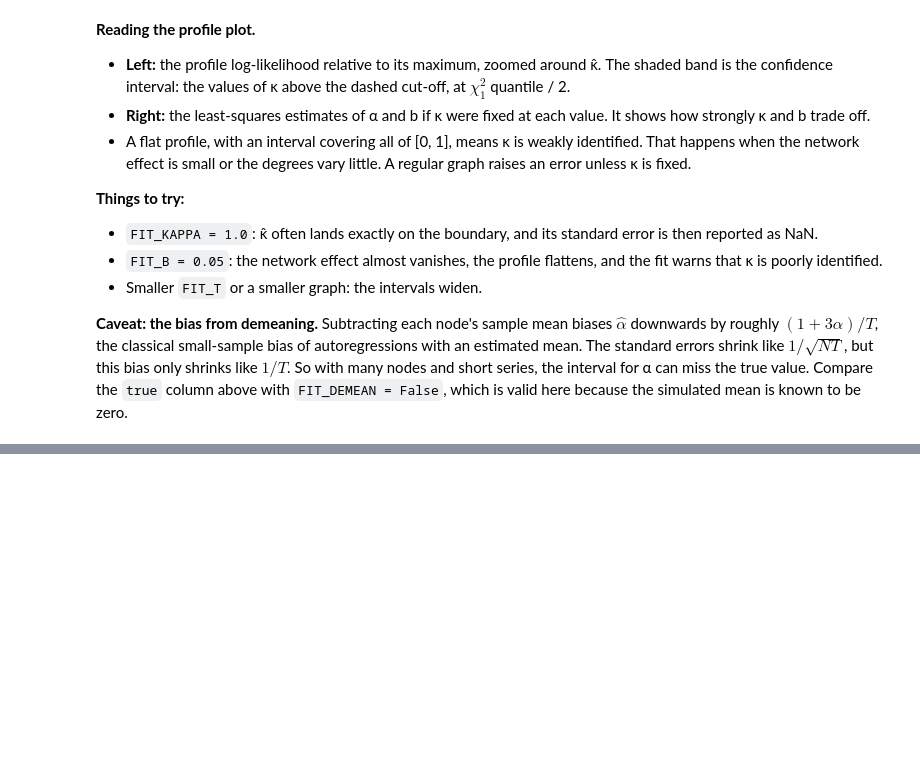
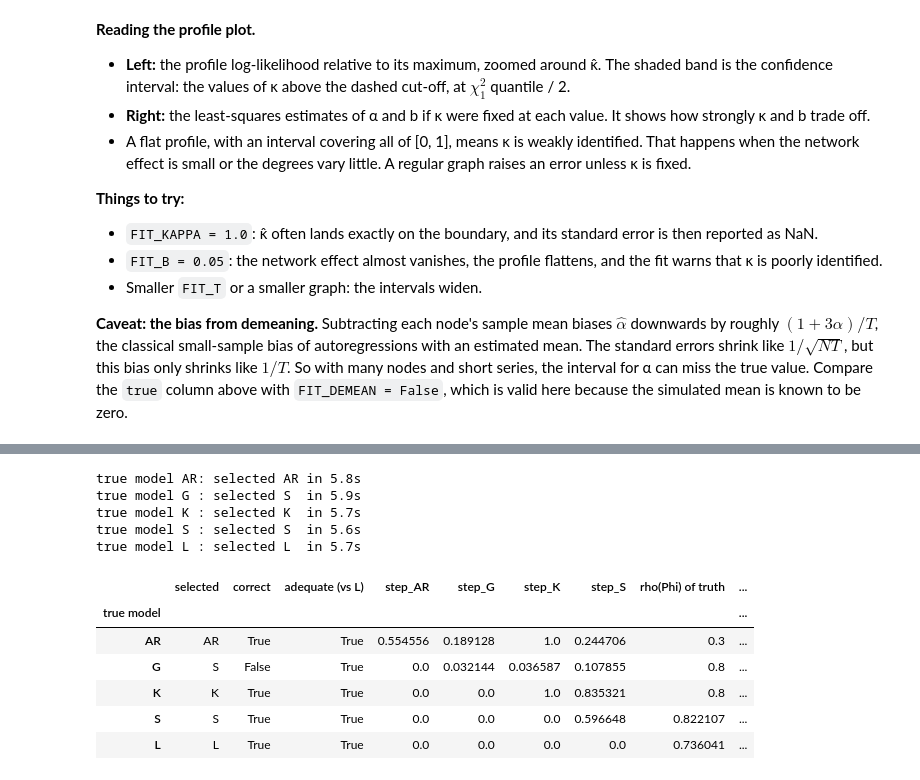
Before and after one commit to LorenzoFerri01/GNAR-Python, a Jupyter notebook: examples/kappa_gnar.ipynb, the cells around one changed output, grey strips where cells are left out. Drawn from its saved outputs; the diff is of its cells as text; code cells hidden in the pictures; blank space fills up the shorter version.

```diff
--- a/examples/kappa_gnar.ipynb
+++ b/examples/kappa_gnar.ipynb
@@ -344,5 +301,0 @@ fitted AR, G, K, S, L (N = 10000, T = 200) in 0.02s; data generated from K
-# %%
-t0 = time.perf_counter()
-seq = cmp.sequential_test(alpha=CMP_LEVEL, tests=CMP_TESTS, n_boot=CMP_N_BOOT, seed=CMP_SEED)
-print(f"sequential test in {time.perf_counter() - t0:.1f}s\n")
-print(seq)
@@ -374,0 +302,73 @@ LR test K -> L: LR = 2.008e+04, df = 19997, F = 0.9941 on (19997, 1960000) df, B
+# %%
+# Models to simulate from (one time series each), and their parameters
+CMP_MODELS = ["AR", "G", "K", "S", "L"]
+CMP_ALPHA, CMP_B, CMP_KAPPA = 0.3, 0.5, 0.6   # alpha; network strength (b for G and K, beta level for S and L); kappa for K
+CMP_SPREAD = 0.5              # S and L: node-specific coefficients are drawn as value * (1 + SPREAD * U(-1, 1))
+CMP_ROW_BUDGET = 0.95         # S and L: beta is rescaled (one global factor) so that |alpha_i| + |beta_i| <= budget
+CMP_T = 200                   # time steps per series
+CMP_SEED = 12                 # series i uses seed CMP_SEED + i
+
+# Testing
+CMP_LEVEL = 0.05              # significance level of the sequential procedure
+CMP_TESTS = "combined"        # "combined" (next model or L, Bonferroni), "adjacent" (next model) or "vs_L" (L)
+CMP_N_BOOT = 49               # bootstrap draws for the Bartlett correction
+# %%
+from gnar import ModelComparison, NodewiseModel
+
+
+def simulate_truth(model, seed):
+    """Simulate CMP_T steps from `model`; returns the data and the spectral radius of its Phi."""
+    rng = np.random.default_rng(seed)
+    if model in ("AR", "G", "K"):
+        b_true = 0.0 if model == "AR" else CMP_B
+        k_true = CMP_KAPPA if model == "K" else 1.0
+        truth = KappaGNAR(A, alpha=CMP_ALPHA, b=b_true, kappa=k_true)
+        np.random.seed(seed)                               # KappaGNAR.simulate uses np.random
+        return truth.simulate(CMP_T), truth.phi_spectral_radius()
+    # S and L: node-specific coefficients (beta on the neighbour average), any signs; the row budget guarantees
+    # stationarity, rho(Phi) <= max_i (|alpha_i| + |beta_i|) <= CMP_ROW_BUDGET
+    vary = lambda value: value * (1 + CMP_SPREAD * rng.uniform(-1, 1, d))
+    alpha_true = CMP_ALPHA if model == "S" else vary(CMP_ALPHA)
+    truth = NodewiseModel(A, alpha_true, vary(CMP_B), row_budget=CMP_ROW_BUDGET)
+    return truth.simulate(CMP_T, rng=rng), truth.phi_spectral_radius()
+
+
+results = {}
+for i, model in enumerate(CMP_MODELS):
+    t0 = time.perf_counter()
+    data, rho_true = simulate_truth(model, CMP_SEED + i)
+    comparison = ModelComparison(A, data)
+    with warnings.catch_warnings(record=True) as caught:
+        warnings.simplefilter("always")
+        seq = comparison.sequential_test(alpha=CMP_LEVEL, tests=CMP_TESTS, n_boot=CMP_N_BOOT, seed=CMP_SEED + i)
+    results[model] = {"comparison": comparison, "sequential": seq, "rho_true": rho_true,
+                      "warnings": [str(w.message) for w in caught], "seconds": time.perf_counter() - t0}
+    print(f"true model {model:2s}: selected {seq.selected:2s} in {results[model]['seconds']:.1f}s")
+
+# Summary: one row per simulated series. step_<M> is the p-value of the step that tests model M.
+summary = pd.DataFrame({
+    model: {
+        "selected": r["sequential"].selected,
+        "correct": r["sequential"].selected == model,
+        "adequate (vs L)": r["sequential"].adequate,
+        **{f"step_{name}": p for name, p in zip(["AR", "G", "K", "S"], r["sequential"].table["p_value"])},
+        "rho(Phi) of truth": r["rho_true"],
+        "warnings": len(r["warnings"]),
+    }
+    for model, r in results.items()
+}).T
+summary.index.name = "true model"
+summary
+# %% [output]
+true model AR: selected AR in 5.8s
+true model G : selected S  in 5.9s
+true model K : selected K  in 5.7s
+true model S : selected S  in 5.6s
+true model L : selected L  in 5.7s
+|  | selected | correct | adequate (vs L) | step_AR | step_G | step_K | step_S | rho(Phi) of truth | ... |
+| true model |  |  |  |  |  |  |  |  | ... |
+| AR | AR | True | True | 0.554556 | 0.189128 | 1.0 | 0.244706 | 0.3 | ... |
+| G | S | False | True | 0.0 | 0.032144 | 0.036587 | 0.107855 | 0.8 | ... |
+| K | K | True | True | 0.0 | 0.0 | 1.0 | 0.835321 | 0.8 | ... |
+| S | S | True | True | 0.0 | 0.0 | 0.0 | 0.596648 | 0.822107 | ... |
+| L | L | True | True | 0.0 | 0.0 | 0.0 | 0.0 | 0.736041 | ... |
```
Also changed, not shown: parts of 13 cells of this notebook.
